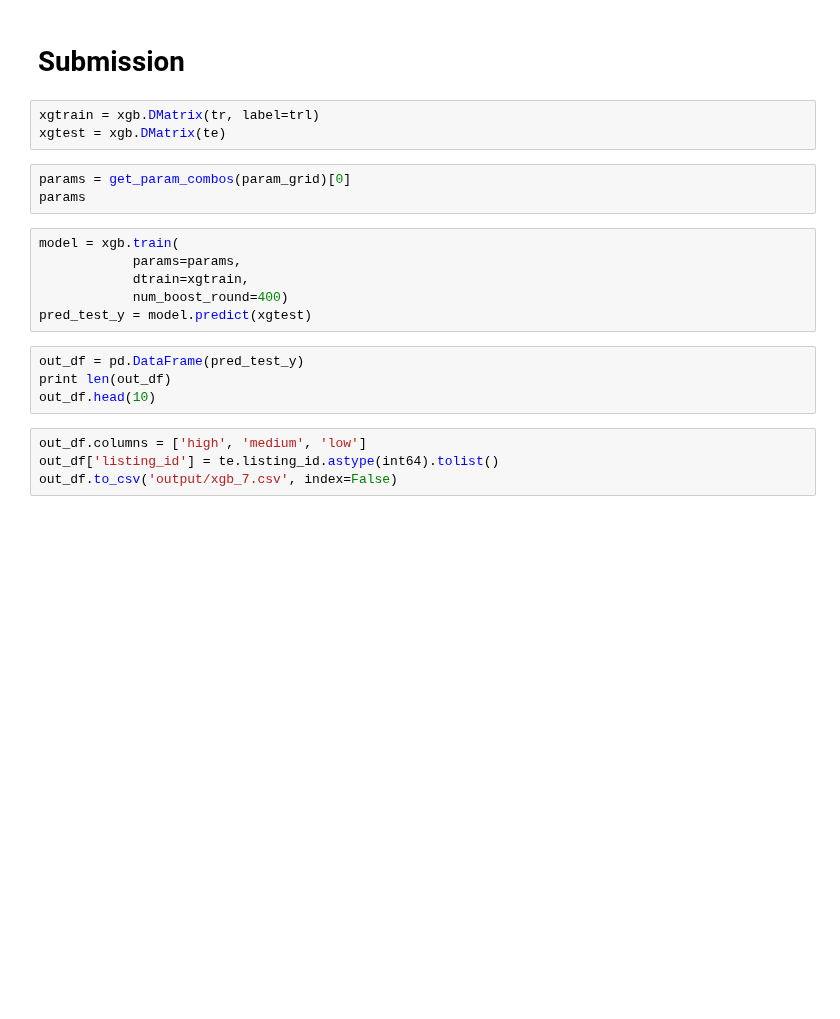
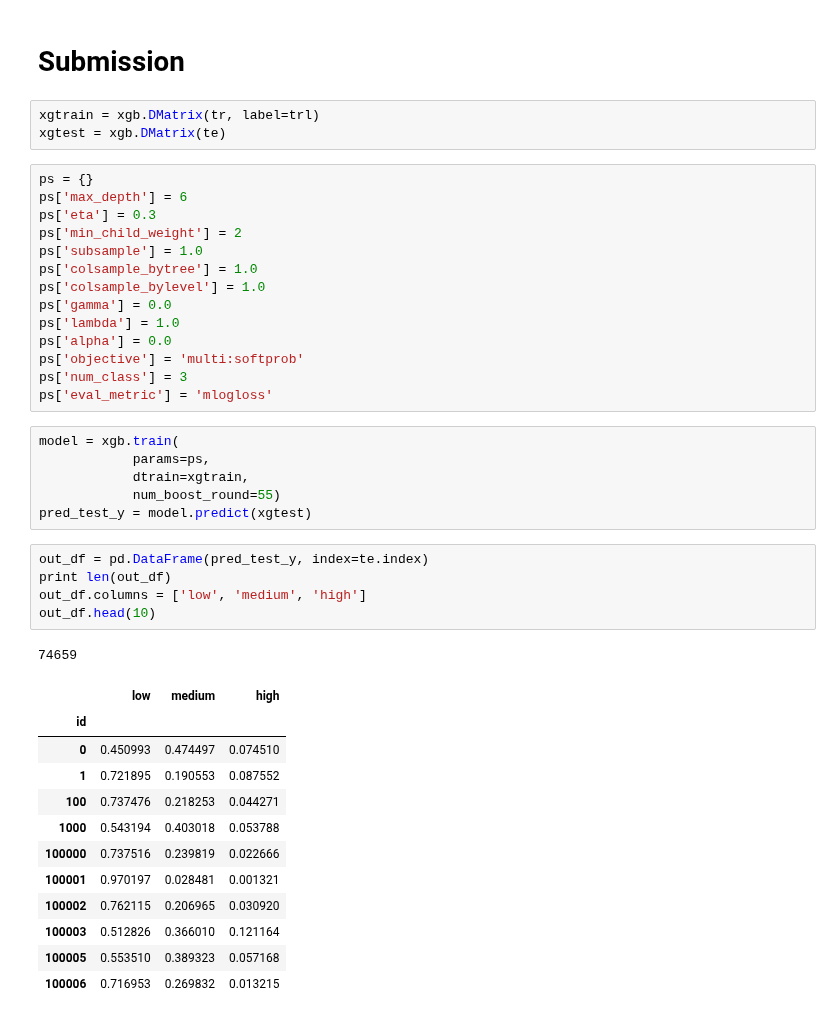
Before and after one commit to csizsek/kaggle-2s-rental-inq, a Jupyter notebook: 302_xgb_grid_search_on_combined.ipynb, the cells around one changed output. Saved outputs shown, nothing was run; the diff lists cells and outputs as text; blank space fills up the shorter version.

```diff
--- a/302_xgb_grid_search_on_combined.ipynb
+++ b/302_xgb_grid_search_on_combined.ipynb
@@ -175,20 +163,42 @@ _ = sns.barplot(
 # %%
 xgtrain = xgb.DMatrix(tr, label=trl)
 xgtest = xgb.DMatrix(te)
-# %%
-params = get_param_combos(param_grid)[0]
-params
+# %%
+ps = {}
+ps['max_depth'] = 6
+ps['eta'] = 0.3
+ps['min_child_weight'] = 2
+ps['subsample'] = 1.0
+ps['colsample_bytree'] = 1.0
+ps['colsample_bylevel'] = 1.0
+ps['gamma'] = 0.0
+ps['lambda'] = 1.0
+ps['alpha'] = 0.0
+ps['objective'] = 'multi:softprob'
+ps['num_class'] = 3
+ps['eval_metric'] = 'mlogloss'
 # %%
 model = xgb.train(
-            params=params,
+            params=ps,
             dtrain=xgtrain,
-            num_boost_round=400)
+            num_boost_round=55)
 pred_test_y = model.predict(xgtest)
 # %%
-out_df = pd.DataFrame(pred_test_y)
+out_df = pd.DataFrame(pred_test_y, index=te.index)
 print len(out_df)
+out_df.columns = ['low', 'medium', 'high']
 out_df.head(10)
+# %% [output]
+74659
+|  | low | medium | high |
+| id |  |  |  |
+| 0 | 0.450993 | 0.474497 | 0.074510 |
+| 1 | 0.721895 | 0.190553 | 0.087552 |
+| 100 | 0.737476 | 0.218253 | 0.044271 |
+| 1000 | 0.543194 | 0.403018 | 0.053788 |
+| 100000 | 0.737516 | 0.239819 | 0.022666 |
+| 100001 | 0.970197 | 0.028481 | 0.001321 |
+| 100002 | 0.762115 | 0.206965 | 0.030920 |
+| 100003 | 0.512826 | 0.366010 | 0.121164 |
+| 100005 | 0.553510 | 0.389323 | 0.057168 |
+| 100006 | 0.716953 | 0.269832 | 0.013215 |
-# %%
-out_df.columns = ['high', 'medium', 'low']
-out_df['listing_id'] = te.listing_id.astype(int64).tolist()
-out_df.to_csv('output/xgb_7.csv', index=False)
```
Also changed, not shown: parts of 9 cells of this notebook.
